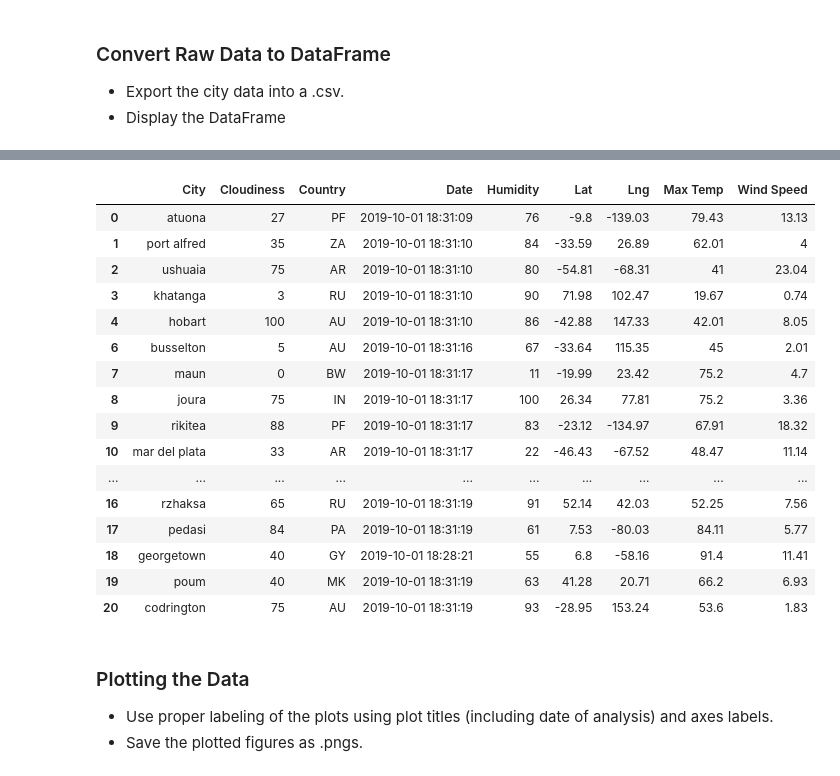
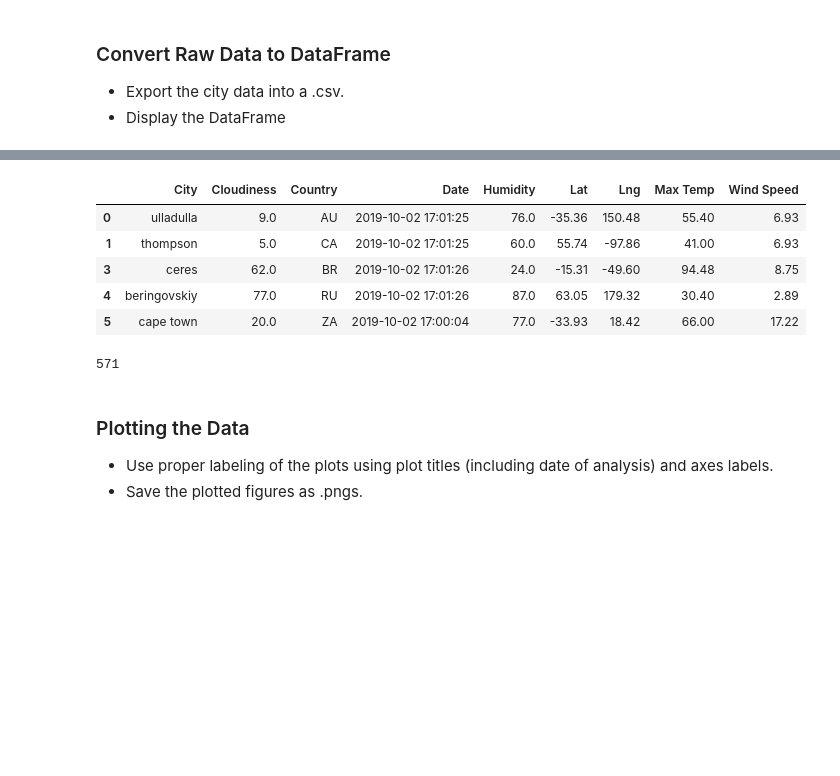
Before and after one commit to ahmedgurbuz/SMU_Assignments, a Jupyter notebook: Unit_06_API/WeatherPy.ipynb, the cells around one changed output, grey strips where cells are left out. Cells and saved outputs as stored; diff of their text form; code cells hidden in the pictures; blank space fills up the shorter version.

```diff
--- a/Unit_06_API/WeatherPy.ipynb
+++ b/Unit_06_API/WeatherPy.ipynb
@@ -153,5 +150,7 @@ Data retrieval finished
 # %%
 # Export the city data into a csv file
 data_csv = data_df.to_csv(r"C:\Users\AG\Documents\SMU_Assignments\Unit_06_API\data.csv", index = None, header=True)
+# %%
+data_df = pd.read_csv(r"C:\Users\AG\Documents\SMU_Assignments\Unit_06_API\data.csv")
 # %%
 # Display the Data Frame
@@ -177,30 +165,23 @@ data_df.head(20)
 # %%
 # Ignoring the rows that include missing data
 data_df.dropna(inplace= True)
 
 # Converting unix date format into readable version
 data_df['Date'] = pd.to_datetime(data_df['Date'],unit='s')
 
 # Display cleaned Data Frame
-data_df.head(20)
+data_df.head()
 # %% [output]
 |  | City | Cloudiness | Country | Date | Humidity | Lat | Lng | Max Temp | Wind Speed |
-| 0 | atuona | 27 | PF | 2019-10-01 18:31:09 | 76 | -9.8 | -139.03 | 79.43 | 13.13 |
-| 1 | port alfred | 35 | ZA | 2019-10-01 18:31:10 | 84 | -33.59 | 26.89 | 62.01 | 4 |
-| 2 | ushuaia | 75 | AR | 2019-10-01 18:31:10 | 80 | -54.81 | -68.31 | 41 | 23.04 |
-| 3 | khatanga | 3 | RU | 2019-10-01 18:31:10 | 90 | 71.98 | 102.47 | 19.67 | 0.74 |
-| 4 | hobart | 100 | AU | 2019-10-01 18:31:10 | 86 | -42.88 | 147.33 | 42.01 | 8.05 |
-| 6 | busselton | 5 | AU | 2019-10-01 18:31:16 | 67 | -33.64 | 115.35 | 45 | 2.01 |
-| 7 | maun | 0 | BW | 2019-10-01 18:31:17 | 11 | -19.99 | 23.42 | 75.2 | 4.7 |
-| 8 | joura | 75 | IN | 2019-10-01 18:31:17 | 100 | 26.34 | 77.81 | 75.2 | 3.36 |
-| 9 | rikitea | 88 | PF | 2019-10-01 18:31:17 | 83 | -23.12 | -134.97 | 67.91 | 18.32 |
-| 10 | mar del plata | 33 | AR | 2019-10-01 18:31:17 | 22 | -46.43 | -67.52 | 48.47 | 11.14 |
-| ... | ... | ... | ... | ... | ... | ... | ... | ... | ... |
-| 16 | rzhaksa | 65 | RU | 2019-10-01 18:31:19 | 91 | 52.14 | 42.03 | 52.25 | 7.56 |
-| 17 | pedasi | 84 | PA | 2019-10-01 18:31:19 | 61 | 7.53 | -80.03 | 84.11 | 5.77 |
-| 18 | georgetown | 40 | GY | 2019-10-01 18:28:21 | 55 | 6.8 | -58.16 | 91.4 | 11.41 |
-| 19 | poum | 40 | MK | 2019-10-01 18:31:19 | 63 | 41.28 | 20.71 | 66.2 | 6.93 |
-| 20 | codrington | 75 | AU | 2019-10-01 18:31:19 | 93 | -28.95 | 153.24 | 53.6 | 1.83 |
+| 0 | ulladulla | 9.0 | AU | 2019-10-02 17:01:25 | 76.0 | -35.36 | 150.48 | 55.40 | 6.93 |
+| 1 | thompson | 5.0 | CA | 2019-10-02 17:01:25 | 60.0 | 55.74 | -97.86 | 41.00 | 6.93 |
+| 3 | ceres | 62.0 | BR | 2019-10-02 17:01:26 | 24.0 | -15.31 | -49.60 | 94.48 | 8.75 |
+| 4 | beringovskiy | 77.0 | RU | 2019-10-02 17:01:26 | 87.0 | 63.05 | 179.32 | 30.40 | 2.89 |
+| 5 | cape town | 20.0 | ZA | 2019-10-02 17:00:04 | 77.0 | -33.93 | 18.42 | 66.00 | 17.22 |
+# %%
+len(data_df)
+# %% [output]
+571
 # %% [markdown]
 ### Plotting the Data
 * Use proper labeling of the plots using plot titles (including date of analysis) and axes labels.
```
Also changed, not shown: parts of 10 cells of this notebook, 1 other file.
